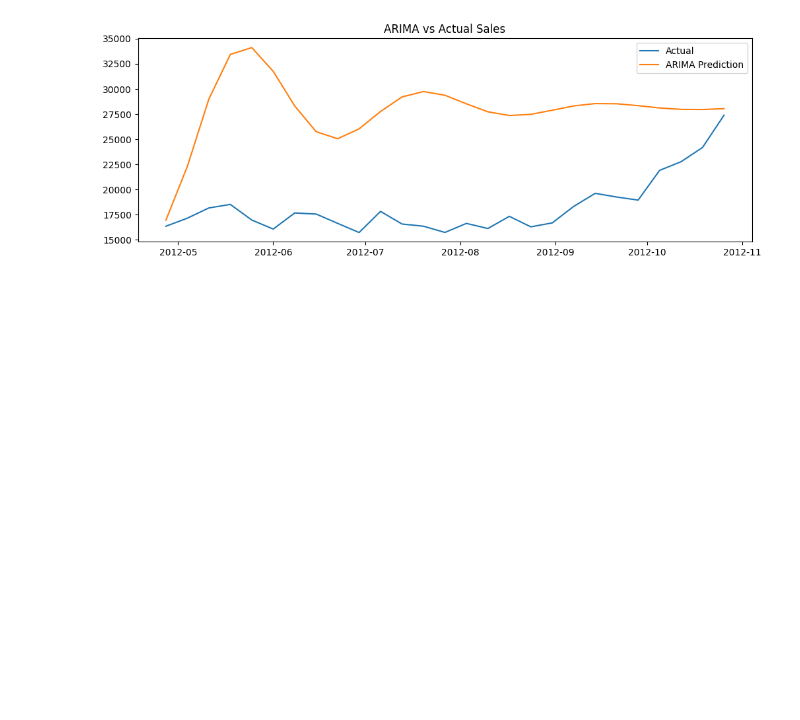
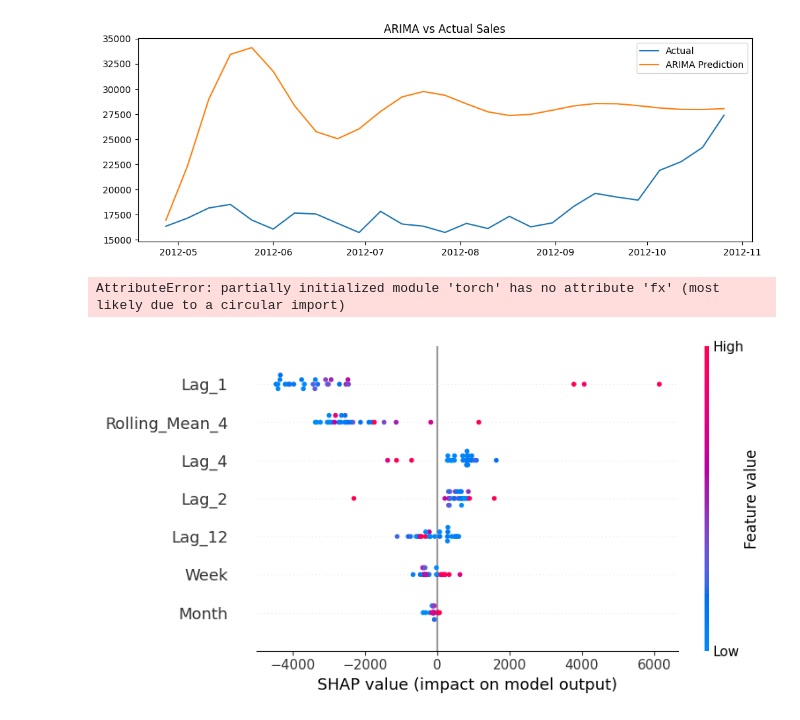
Before and after one commit to sayonyyy/Interpretable-Retail-Demand-Forecasting-Using-Statistical-ML-Models, a Jupyter notebook: 01_EDA.ipynb, the cells around one changed output. Saved outputs shown, nothing was run; the diff lists cells and outputs as text; code cells hidden in the pictures; blank space fills up the shorter version.

Commit message:
updated readme and implemented SHAP

```diff
--- a/01_EDA.ipynb
+++ b/01_EDA.ipynb
@@ -847,0 +883,20 @@ plt.show()
+# %%
+# SHAP Implementation
+
+# Import and prepare model
+
+import shap
+
+# Use the trained XGBoost model (xgb_model)
+explainer = shap.TreeExplainer(xgb_model)
+
+# We use X_test because SHAP explains test predictions
+shap_values = explainer.shap_values(X_test)
+# %% [output]
+AttributeError: partially initialized module 'torch' has no attribute 'fx' (most likely due to a circular import)
+# %%
+# SHAP Summary Plot (Global Feature Importance)
+
+shap.summary_plot(shap_values, X_test)
+# %% [output]
+[figure, added]
```
Also changed, not shown: parts of 6 cells of this notebook, 4 other files.
